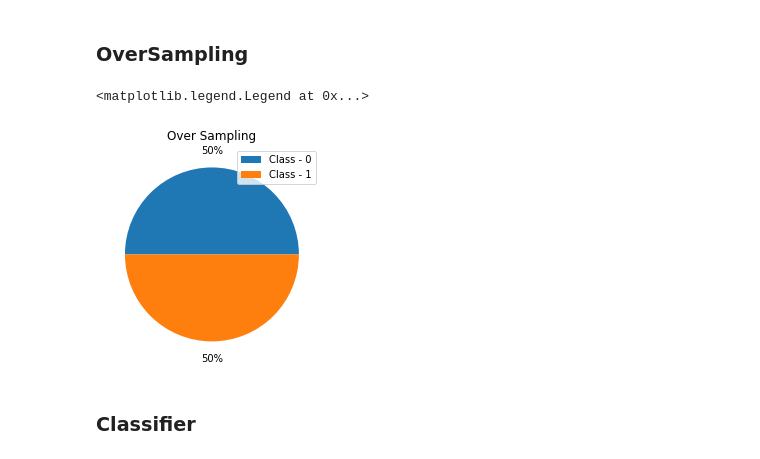
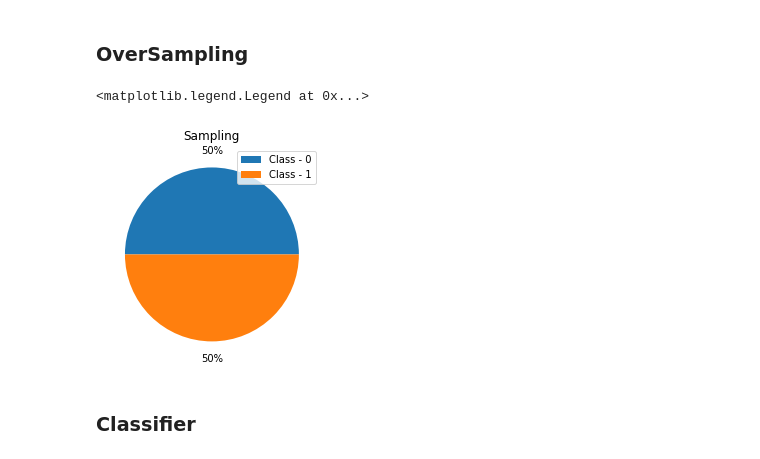
Before and after one commit to NitishKumar2404/TwoPartFlightDelayPrediction, a Jupyter notebook: Classifier_Sampled.ipynb, the cells around one changed output. Cells and saved outputs as stored; diff of their text form; code cells hidden in the pictures.

```diff
--- a/Classifier_Sampled.ipynb
+++ b/Classifier_Sampled.ipynb
@@ -53,13 +53,13 @@ train_X, cltrain_Y = os.fit_sample(train_X1, cltrain_Y1)
 # %%
 y0 = [len([i for i in cltrain_Y if i == 0]), len([i for i in cltrain_Y if i == 1])]
 y1 = ['Class - 0', 'Class - 1']
 fig, ax = plt.subplots()
 ax.pie(y0, autopct='%1.0f%%', shadow=False, startangle=0, pctdistance=1.2,labeldistance=1.4)
-plt.title('Over Sampling')
+plt.title('Sampling')
 plt.legend(y1)
 # %% [output]
 <matplotlib.legend.Legend at 0x...>
-[figure, old version]
+[figure, new version]
 # %% [markdown]
 ### Classifier
 # %%
```
Also changed, not shown: 2 other files.
